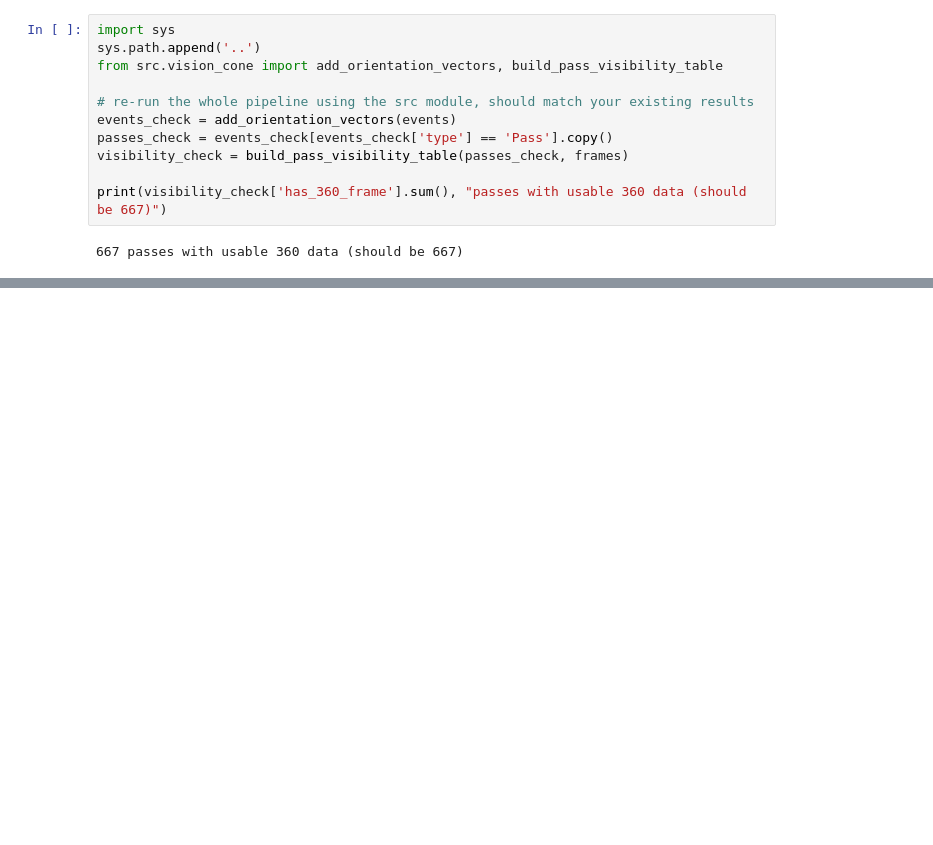
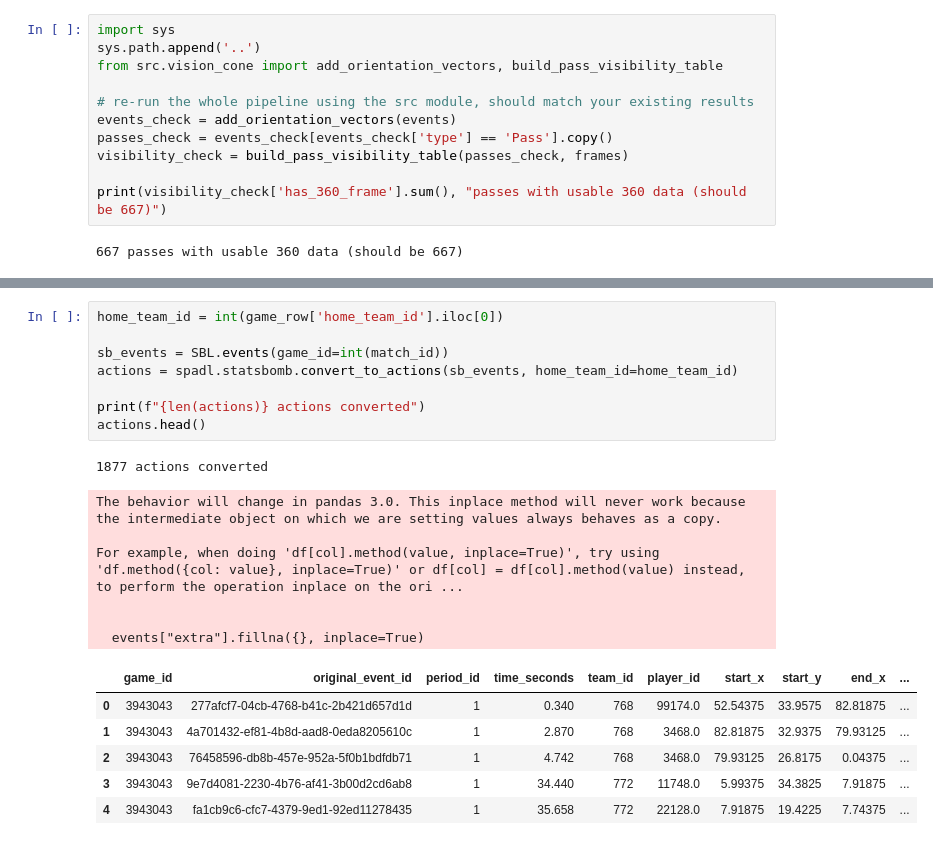
Before and after one commit to Raeesa12/perception-aware-passing-in-football, a Jupyter notebook: notebooks/setup_euro2024.ipynb, the cells around one changed output, grey strips where cells are left out. Drawn from its saved outputs; the diff is of its cells as text; blank space fills up the shorter version.

```diff
--- a/notebooks/setup_euro2024.ipynb
+++ b/notebooks/setup_euro2024.ipynb
@@ -424,0 +447,22 @@ print(visibility_check['has_360_frame'].sum(), "passes with usable 360 data (sho
+# %%
+home_team_id = int(game_row['home_team_id'].iloc[0])
+
+sb_events = SBL.events(game_id=int(match_id))
+actions = spadl.statsbomb.convert_to_actions(sb_events, home_team_id=home_team_id)
+
+print(f"{len(actions)} actions converted")
+actions.head()
+# %% [output]
+1877 actions converted
+The behavior will change in pandas 3.0. This inplace method will never work because the intermediate object on which we are setting values always behaves as a copy.
+
+For example, when doing 'df[col].method(value, inplace=True)', try using 'df.method({col: value}, inplace=True)' or df[col] = df[col].method(value) instead, to perform the operation inplace on the ori ...
+
+
+  events["extra"].fillna({}, inplace=True)
+|  | game_id | original_event_id | period_id | time_seconds | team_id | player_id | start_x | start_y | end_x | ... |
+| 0 | 3943043 | 277afcf7-04cb-4768-b41c-2b421d657d1d | 1 | 0.340 | 768 | 99174.0 | 52.54375 | 33.9575 | 82.81875 | ... |
+| 1 | 3943043 | 4a701432-ef81-4b8d-aad8-0eda8205610c | 1 | 2.870 | 768 | 3468.0 | 82.81875 | 32.9375 | 79.93125 | ... |
+| 2 | 3943043 | 76458596-db8b-457e-952a-5f0b1bdfdb71 | 1 | 4.742 | 768 | 3468.0 | 79.93125 | 26.8175 | 0.04375 | ... |
+| 3 | 3943043 | 9e7d4081-2230-4b76-af41-3b00d2cd6ab8 | 1 | 34.440 | 772 | 11748.0 | 5.99375 | 34.3825 | 7.91875 | ... |
+| 4 | 3943043 | fa1cb9c6-cfc7-4379-9ed1-92ed11278435 | 1 | 35.658 | 772 | 22128.0 | 7.91875 | 19.4225 | 7.74375 | ... |
```
Also changed, not shown: parts of 29 cells of this notebook, 1 other file.
